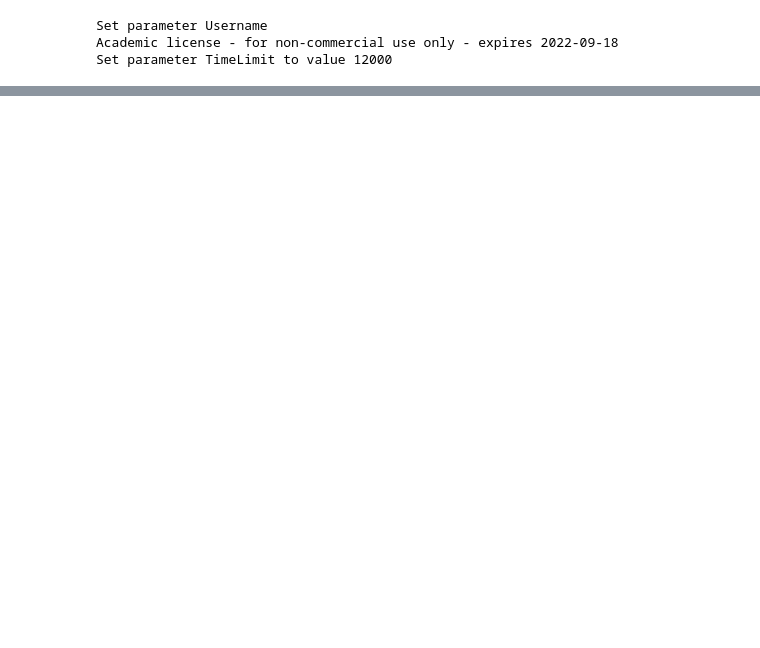
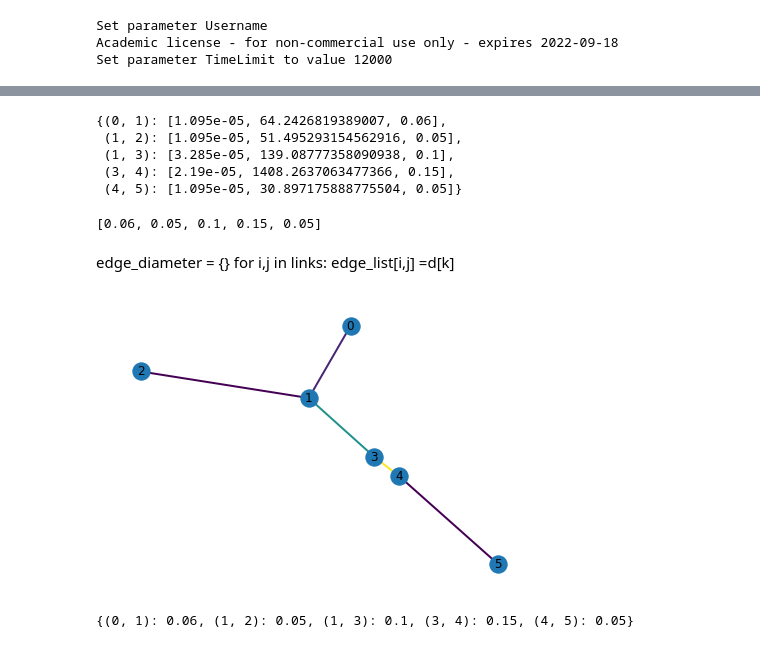
Before and after one commit to yz4160/Optimization-Research, a Jupyter notebook: starting code.ipynb, the cells around one changed output, grey strips where cells are left out. Cells and saved outputs as stored; diff of their text form; code cells hidden in the pictures; blank space fills up the shorter version.

```diff
--- a/starting code.ipynb
+++ b/starting code.ipynb
@@ -226,10 +253,31 @@ obj = obj1
 for i,j in links:
 #Hazen Williams equation, A = 10700, C=140, P472
     m.addConstr(J[i,j] ==
-                10700*(edge_list[0,1][0]/140)**1.852*gp.quicksum(d[i,j,k]/(k**4.8704) for k in pipesize)
+                10700*(edge_list[i,j][0]/140)**1.852*gp.quicksum(d[i,j,k]/(k**4.8704) for k in pipesize)
                , "Hydro loss")
     m.addConstr(HL[i,j] == J[i,j]*mstree[9][i][j]["weight"])
     m.addConstr(HL[i,j] >= 0)
     m.addConstr(HL[i,j] <= Hmax)
 #only one pipe per edge
     m.addConstr((d.sum(i, j, '*') == 1.0), "single size chosen")
+#injected pressure pr[i,j] must be less than a huge number.
+    m.addConstr(pr[i,j]<=p[i,j]*10**6)
+    if len(nx.shortest_path(mstree[9],source=tank_node, target=i)) < len(nx.shortest_path(mstree[9],source=tank_node, target=j)):
+        # if node i is nearer to tank
+        m.addConstr(P[j] == P[i] -HL[i,j] + e[i] - e[j] + pr[i,j], "Energy balance")
+    if len(nx.shortest_path(mstree[9],source=tank_node, target=i)) > len(nx.shortest_path(mstree[9],source=tank_node, target=j)):
+        # if node j is nearer to tank
+        m.addConstr(P[i] == P[j] -HL[i,j] + e[j] - e[i] + pr[i,j], "Energy balance")
+# Velocity must be between 0.6 and 3 m/s to 30
+    m.addConstr((
+    edge_list[i,j][0] <= ((3.14/8)*gp.quicksum(d[i,j,k]*k**2 for k in pipesize)) * 10), "Velocity Max Constr"+ str([i,j]))
+    #m.addConstr((
+    #edge_list[i,j][0] >= ((3.14/8)*gp.quicksum(d[i,j,k]*k**2 for k in pipesize)) * 0.6), "Velocity Min Constr" + str([i,j]))
+# %%
+for i in mstree[9].nodes():
+#pipe elevation must be betwenn lb and ub
+    m.addConstr(e[i] >= float(str(elevation_lb[i])[20:]), "PIPE ELV LB")
+    m.addConstr(e[i] <= float(str(elevation_ub[i])[20:]), "PIPE ELV UB")
+
+    m.addConstr(P[i] >= 68.9476, "Min head pressure") #10 psi, covert it to kpa
+    m.addConstr(P[i] <= 551.581, "Max head pressure") #80 psi, covert it to kpa
@@ -290,0 +356,23 @@ Obj: 64157.8
+# %%
+count = 0
+
+for i, j in links:
+    for k in range(len(pipesize)):
+        if m.getVars()[k+count].X == 1:
+            edge_list[i,j].append(pipesize[k])
+    count = count + len(pipesize)
+
+edge_list
+# %% [output]
+{(0, 1): [1.095e-05, 64.2426819389007, 0.06],
+ (1, 2): [1.095e-05, 51.495293154562916, 0.05],
+ (1, 3): [3.285e-05, 139.08777358090938, 0.1],
+ (3, 4): [2.19e-05, 1408.2637063477366, 0.15],
+ (4, 5): [1.095e-05, 30.897175888775504, 0.05]}
+# %%
+d = []
+for i,j in links:
+    d.append(edge_list[i,j][2])
+d
+# %% [output]
+[0.06, 0.05, 0.1, 0.15, 0.05]
@@ -290,0 +382,17 @@ Obj: 64157.8
+# %% [markdown]
+edge_diameter = {}
+for i,j in links:
+        edge_list[i,j] =d[k]
+# %%
+nx.draw(mstree[9], edge_color=d, width=2, with_labels=True)
+# %% [output]
+[figure, added]
+# %%
+edge_dia = {}
+count = 0
+for i,j in links:
+    edge_dia[i,j]=d[count]
+    count = count+1
+edge_dia
+# %% [output]
+{(0, 1): 0.06, (1, 2): 0.05, (1, 3): 0.1, (3, 4): 0.15, (4, 5): 0.05}
```
Also changed, not shown: parts of 16 cells of this notebook.
